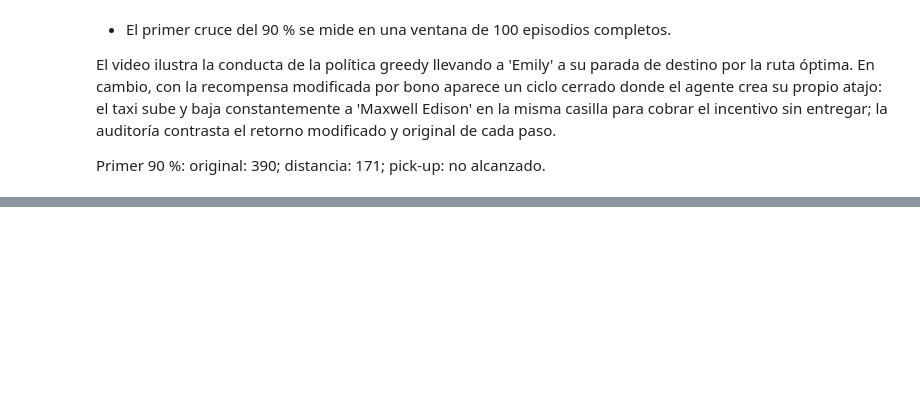
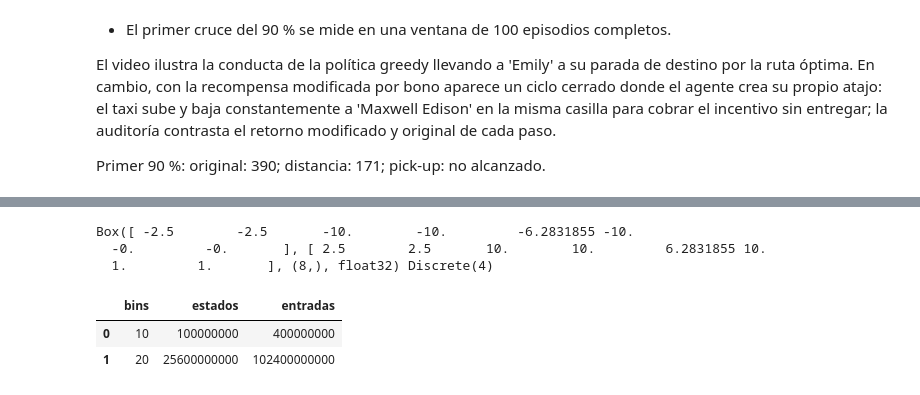
Before and after one commit to matitab/AAII-TP2, a Jupyter notebook: 02_Refuerzo.ipynb, the cells around one changed output, grey strips where cells are left out. Drawn from its saved outputs; the diff is of its cells as text; code cells hidden in the pictures; blank space fills up the shorter version.

```diff
--- a/02_Refuerzo.ipynb
+++ b/02_Refuerzo.ipynb
@@ -301,0 +306,12 @@ Primer 90 %: original: 390; distancia: 171; pick-up: no alcanzado.
+# %%
+lunar = gym.make("LunarLander-v3")
+print(lunar.observation_space, lunar.action_space)
+lunar.close()
+display(pd.DataFrame({"bins":[10,20], "estados":[10**8,20**8], "entradas":[4*10**8,4*20**8]}))
+# %% [output]
+Box([ -2.5        -2.5       -10.        -10.         -6.2831855 -10.
+  -0.         -0.       ], [ 2.5        2.5       10.        10.         6.2831855 10.
+  1.         1.       ], (8,), float32) Discrete(4)
+|  | bins | estados | entradas |
+| 0 | 10 | 100000000 | 400000000 |
+| 1 | 20 | 25600000000 | 102400000000 |
```
Also changed, not shown: parts of 3 cells of this notebook, 2 other files.
